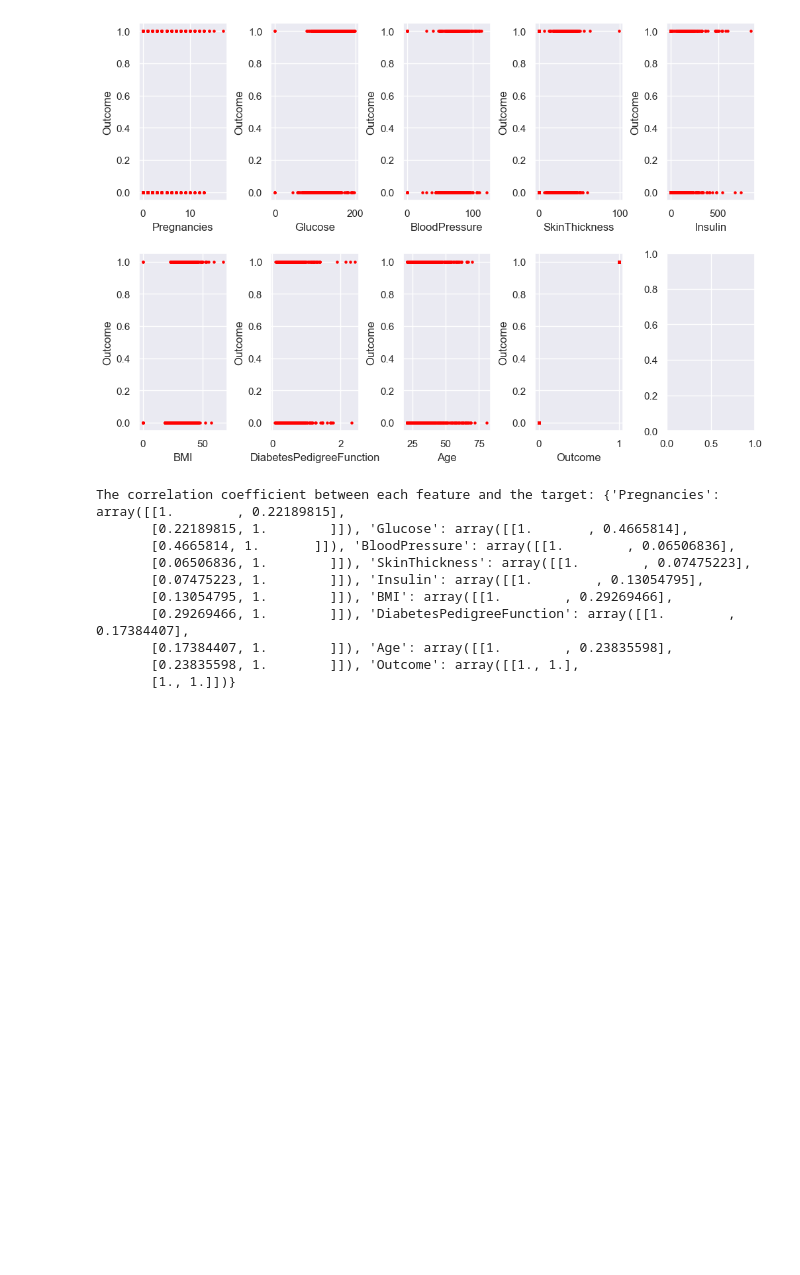
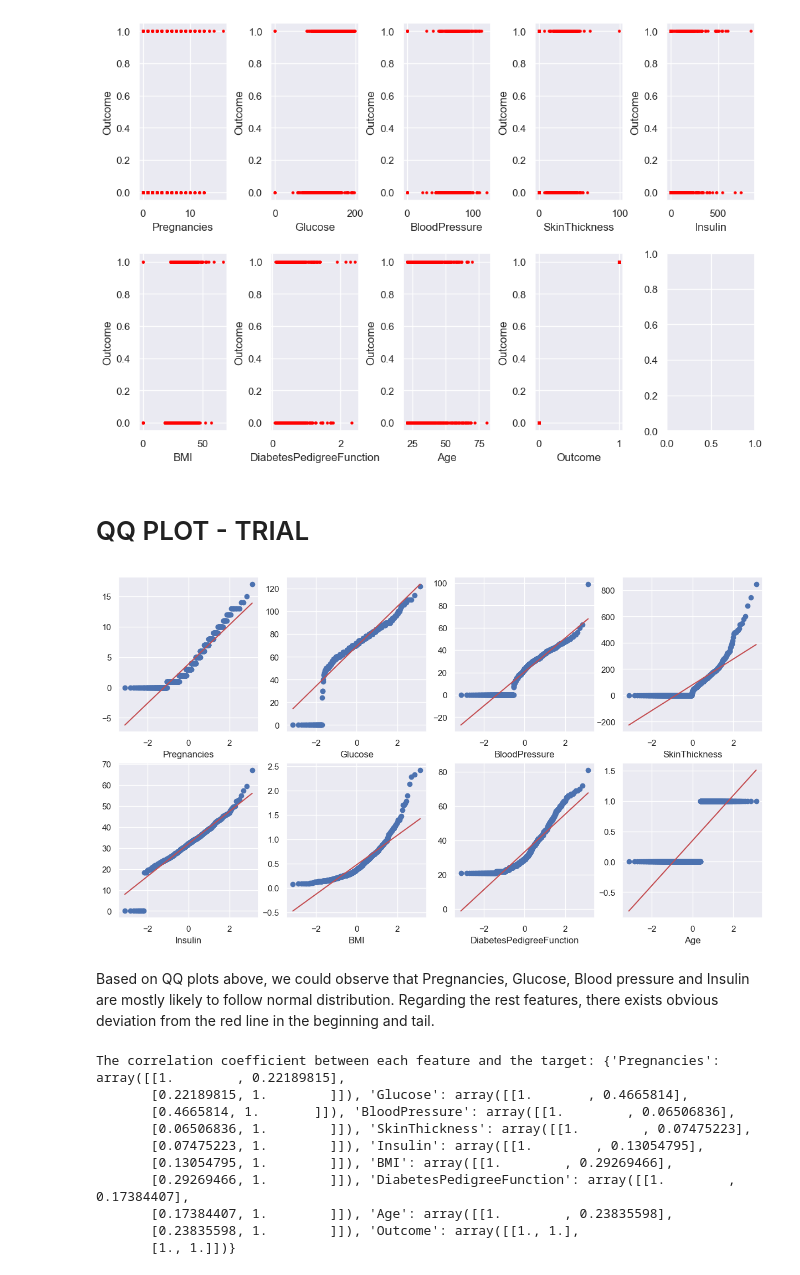
Before and after one commit to shivam99varshney/Prima-Indians-Diabetes-ML-Project, a Jupyter notebook: ML project sem03.ipynb, the cells around one changed output. Cells and saved outputs as stored; diff of their text form; code cells hidden in the pictures; blank space fills up the shorter version.

Commit message:
Added Q-plot and Scaling to the code

```diff
--- a/ML project sem03.ipynb
+++ b/ML project sem03.ipynb
@@ -161,5 +162,30 @@ plt.show()
 # %% [output]
 [figure]
+# %% [markdown]
+# QQ PLOT - TRIAL
+# %%
+feature_names = [
+    "Pregnancies", "Glucose", "BloodPressure",
+    "SkinThickness", "Insulin", "BMI",
+    "DiabetesPedigreeFunction", "Age", "Outcome"
+]
+
+
+indices=[0,2,3,4,5,6,7,8]
+
+fig,axes=plt.subplots(2,4,figsize=(15,8))
+axes=axes.flatten()
+for i,index in enumerate(indices):
+    ax=axes[i]
+    stats.probplot(diabetes_df.iloc[:, index], dist="norm", plot=ax)
+    ax.set_title("")
+    ax.set_xlabel(feature_names[i])
+    ax.set_ylabel("")
+plt.show()
+# %% [output]
+[figure, added]
+# %% [markdown]
+Based on QQ plots above, we could observe that Pregnancies, Glucose, Blood pressure and Insulin are mostly likely to follow normal distribution. Regarding the rest features, there exists obvious deviation from the red line in the beginning and tail.
 # %%
 # Correlation coefficient between explanatory variables and the output:
 corrcoef_dict = {}
```
Also changed, not shown: parts of 6 cells of this notebook.
